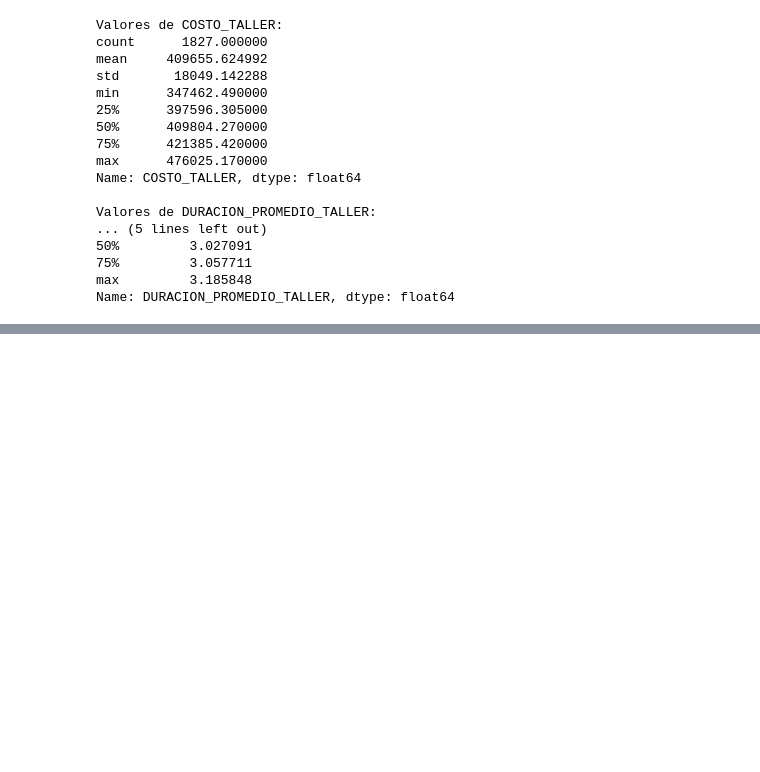
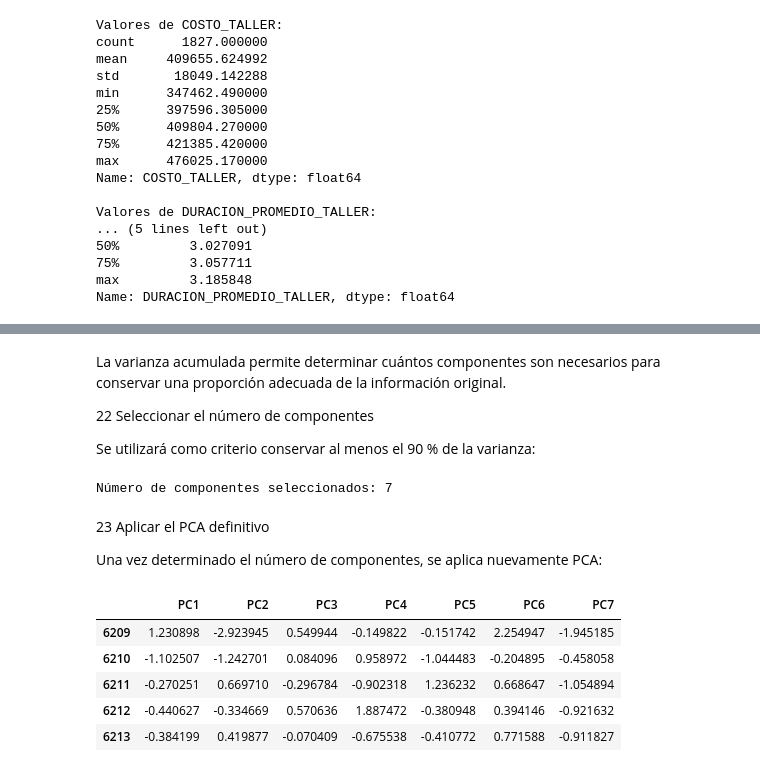
Before and after one commit to gacha2804-alt/autogest, a Jupyter notebook: analisis/analisis_accidentes_trafico_taller.ipynb, the cells around one changed output, grey strips where cells are left out. Cells and saved outputs as stored; diff of their text form; code cells hidden in the pictures; blank space fills up the shorter version.

```diff
--- a/analisis/analisis_accidentes_trafico_taller.ipynb
+++ b/analisis/analisis_accidentes_trafico_taller.ipynb
@@ -676,0 +879,46 @@ Dataset integrado guardado correctamente.
+# %% [markdown]
+La varianza acumulada permite determinar cuántos componentes son necesarios para conservar una proporción adecuada de la información original.
+
+22 Seleccionar el número de componentes
+
+Se utilizará como criterio conservar al menos el 90 % de la varianza:
+# %%
+numeroComponentes = np.argmax(varianzaAcumulada >= 0.90) + 1
+
+print("Número de componentes seleccionados:", numeroComponentes)
+# %% [output]
+Número de componentes seleccionados: 7
+# %% [markdown]
+23 Aplicar el PCA definitivo
+
+Una vez determinado el número de componentes, se aplica nuevamente PCA:
+# %%
+pca = PCA(n_components=numeroComponentes)
+
+datosPCA = pca.fit_transform(datasetEscalado)
+
+#Se crean los nombres de los componentes:
+
+columnasPCA = [
+    f"PC{i}"
+    for i in range(1, numeroComponentes + 1)
+]
+
+#Y se construye el nuevo DataFrame:
+
+datasetPCAFinal = pd.DataFrame(
+    datosPCA,
+    columns=columnasPCA,
+    index=datasetPCACompleto.index
+)
+
+#Se visualizan los primeros resultados:
+
+display(datasetPCAFinal.head())
+# %% [output]
+|  | PC1 | PC2 | PC3 | PC4 | PC5 | PC6 | PC7 |
+| 6209 | 1.230898 | -2.923945 | 0.549944 | -0.149822 | -0.151742 | 2.254947 | -1.945185 |
+| 6210 | -1.102507 | -1.242701 | 0.084096 | 0.958972 | -1.044483 | -0.204895 | -0.458058 |
+| 6211 | -0.270251 | 0.669710 | -0.296784 | -0.902318 | 1.236232 | 0.668647 | -1.054894 |
+| 6212 | -0.440627 | -0.334669 | 0.570636 | 1.887472 | -0.380948 | 0.394146 | -0.921632 |
+| 6213 | -0.384199 | 0.419877 | -0.070409 | -0.675538 | -0.410772 | 0.771588 | -0.911827 |
```
Also changed, not shown: parts of 37 cells of this notebook, 3 other files.
